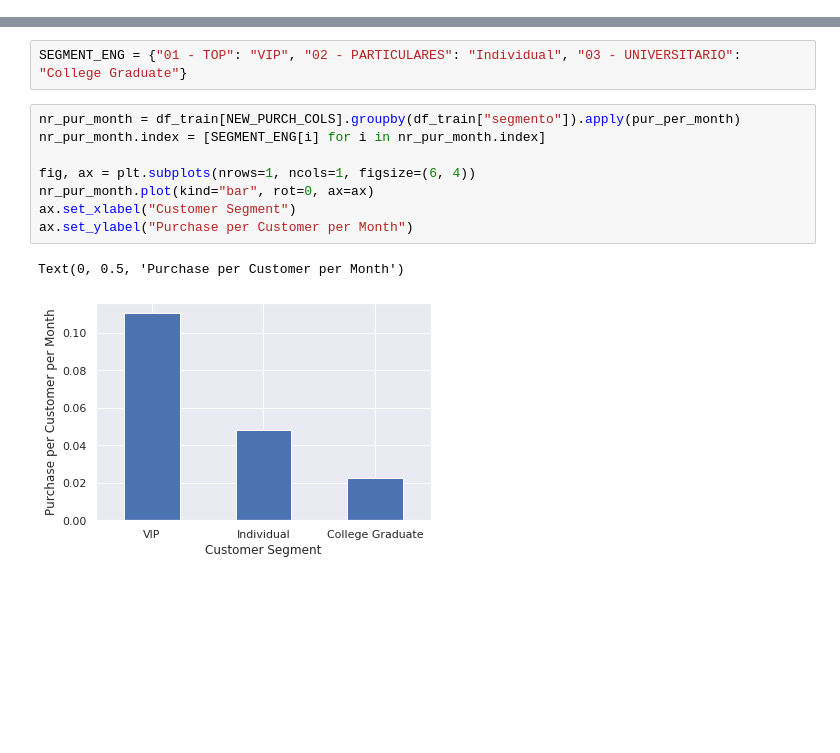
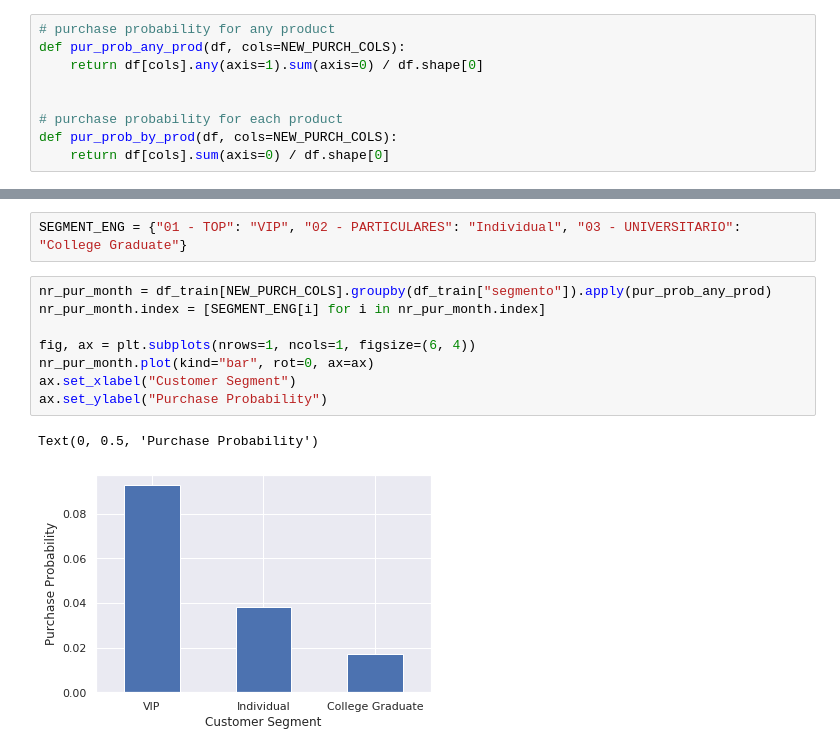
Before and after one commit to nguyentrunghai/Kaggle_projects, a Jupyter notebook: Santander_Product_Recomendation/exploratory.ipynb, the cells around one changed output, grey strips where cells are left out. Cells and saved outputs as stored; diff of their text form; blank space fills up the shorter version.

```diff
--- a/Santander_Product_Recomendation/exploratory.ipynb
+++ b/Santander_Product_Recomendation/exploratory.ipynb
@@ -165,3 +162,12 @@ def pur_per_prod_per_month(df, cols=NEW_PURCH_COLS):
+# %%
+# purchase probability for any product
+def pur_prob_any_prod(df, cols=NEW_PURCH_COLS):
+    return df[cols].any(axis=1).sum(axis=0) / df.shape[0]
+
+
+# purchase probability for each product
+def pur_prob_by_prod(df, cols=NEW_PURCH_COLS):
+    return df[cols].sum(axis=0) / df.shape[0]
 # %% [markdown]
 ## Sex
 # %%
@@ -313,15 +319,15 @@ Categories (3, object): [01 - TOP, 02 - PARTICULARES, 03 - UNIVERSITARIO]
 # %%
 SEGMENT_ENG = {"01 - TOP": "VIP", "02 - PARTICULARES": "Individual", "03 - UNIVERSITARIO": "College Graduate"}
 # %%
-nr_pur_month = df_train[NEW_PURCH_COLS].groupby(df_train["segmento"]).apply(pur_per_month)
+nr_pur_month = df_train[NEW_PURCH_COLS].groupby(df_train["segmento"]).apply(pur_prob_any_prod)
 nr_pur_month.index = [SEGMENT_ENG[i] for i in nr_pur_month.index]
 
 fig, ax = plt.subplots(nrows=1, ncols=1, figsize=(6, 4))
 nr_pur_month.plot(kind="bar", rot=0, ax=ax)
 ax.set_xlabel("Customer Segment")
-ax.set_ylabel("Purchase per Customer per Month")
+ax.set_ylabel("Purchase Probability")
 # %% [output]
-Text(0, 0.5, 'Purchase per Customer per Month')
+Text(0, 0.5, 'Purchase Probability')
-[figure, old version]
+[figure, new version]
 # %%
 nr_pur_prod_month = df_train[TEN_MOST_POP_PROD].groupby(df_train["segmento"]).apply(
```
Also changed, not shown: parts of 16 cells of this notebook.
